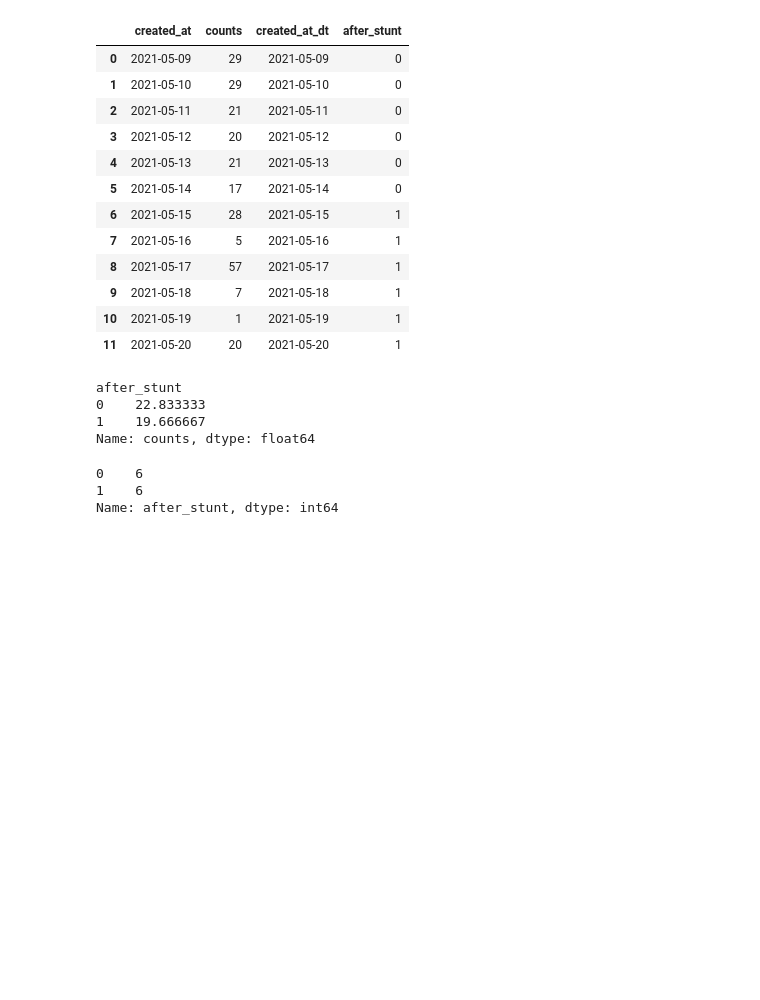
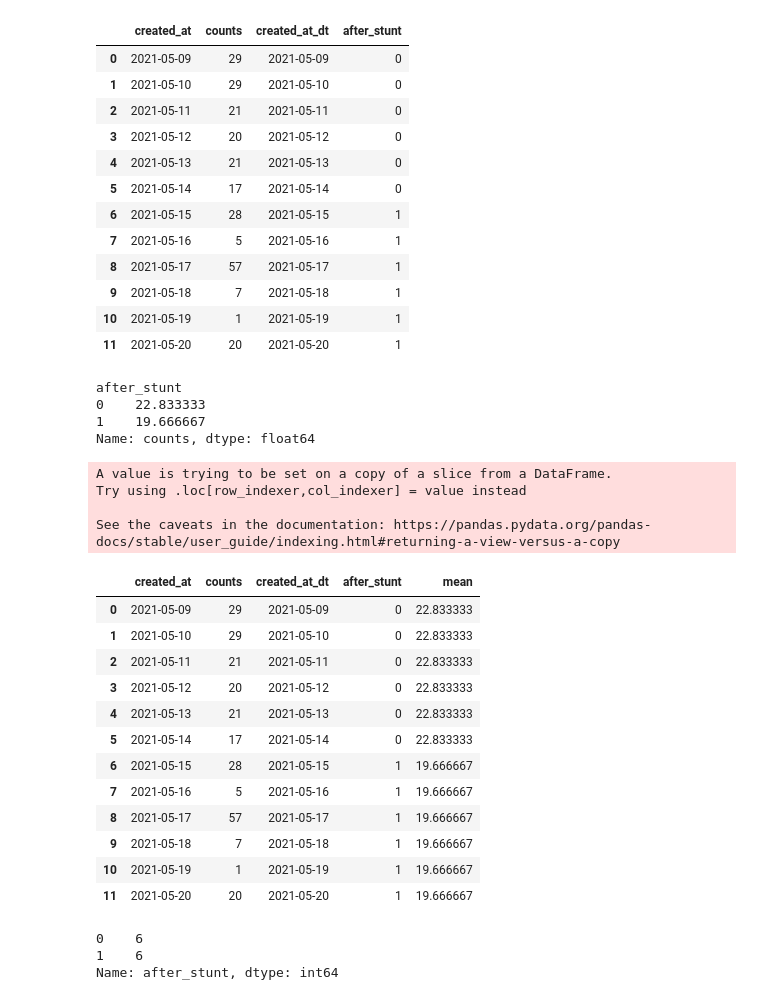
Before and after one commit to serenayhanim/rio_project, a Jupyter notebook: rio_viz/notebooks/rio_vis_streaming.ipynb, the cells around one changed output. Saved outputs shown, nothing was run; the diff lists cells and outputs as text; code cells hidden in the pictures; blank space fills up the shorter version.

Commit message:
Add stunt vis

```diff
--- a/rio_viz/notebooks/rio_vis_streaming.ipynb
+++ b/rio_viz/notebooks/rio_vis_streaming.ipynb
@@ -319,6 +319,29 @@ after_stunt
 0    22.833333
 1    19.666667
 Name: counts, dtype: float64
+# %%
+df_stunt_daily_counts['mean']=df_stunt_daily_counts.groupby('after_stunt')['counts'].transform('mean')
+# %% [output]
+A value is trying to be set on a copy of a slice from a DataFrame.
+Try using .loc[row_indexer,col_indexer] = value instead
+
+See the caveats in the documentation: https://pandas.pydata.org/pandas-docs/stable/user_guide/indexing.html#returning-a-view-versus-a-copy
+# %%
+df_stunt_daily_counts
+# %% [output]
+|  | created_at | counts | created_at_dt | after_stunt | mean |
+| 0 | 2021-05-09 | 29 | 2021-05-09 | 0 | 22.833333 |
+| 1 | 2021-05-10 | 29 | 2021-05-10 | 0 | 22.833333 |
+| 2 | 2021-05-11 | 21 | 2021-05-11 | 0 | 22.833333 |
+| 3 | 2021-05-12 | 20 | 2021-05-12 | 0 | 22.833333 |
+| 4 | 2021-05-13 | 21 | 2021-05-13 | 0 | 22.833333 |
+| 5 | 2021-05-14 | 17 | 2021-05-14 | 0 | 22.833333 |
+| 6 | 2021-05-15 | 28 | 2021-05-15 | 1 | 19.666667 |
+| 7 | 2021-05-16 | 5 | 2021-05-16 | 1 | 19.666667 |
+| 8 | 2021-05-17 | 57 | 2021-05-17 | 1 | 19.666667 |
+| 9 | 2021-05-18 | 7 | 2021-05-18 | 1 | 19.666667 |
+| 10 | 2021-05-19 | 1 | 2021-05-19 | 1 | 19.666667 |
+| 11 | 2021-05-20 | 20 | 2021-05-20 | 1 | 19.666667 |
 # %%
 df_stunt_daily_counts['after_stunt'].value_counts()
 # %% [output]
```
Also changed, not shown: parts of 4 cells of this notebook.
